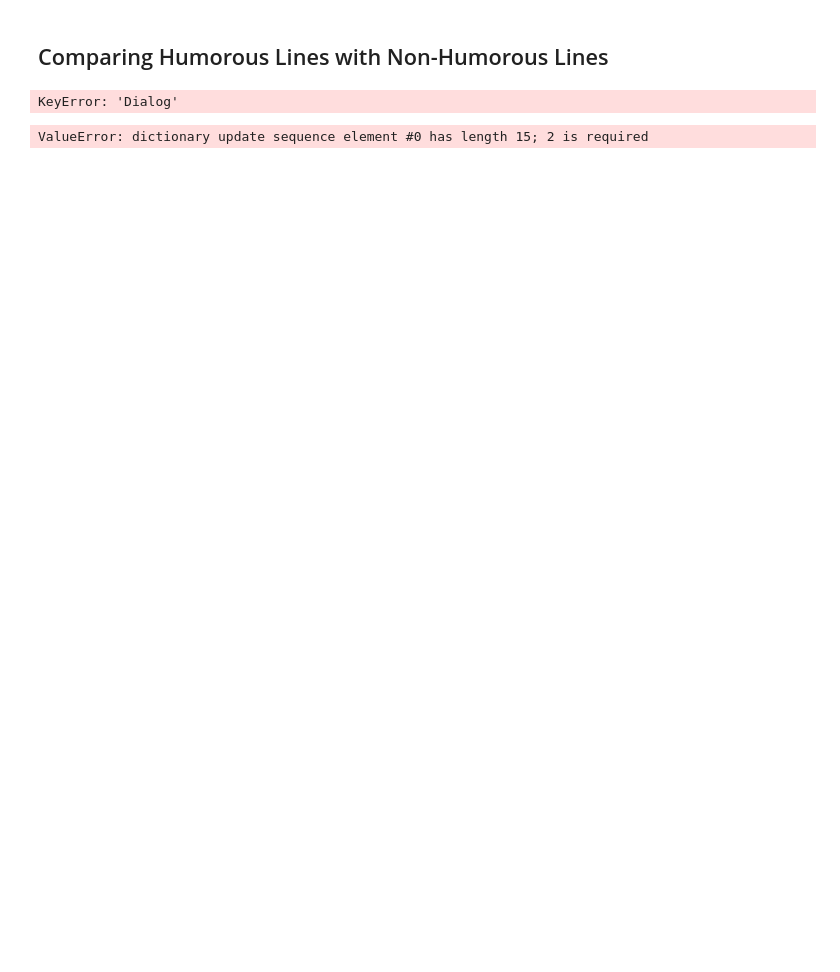
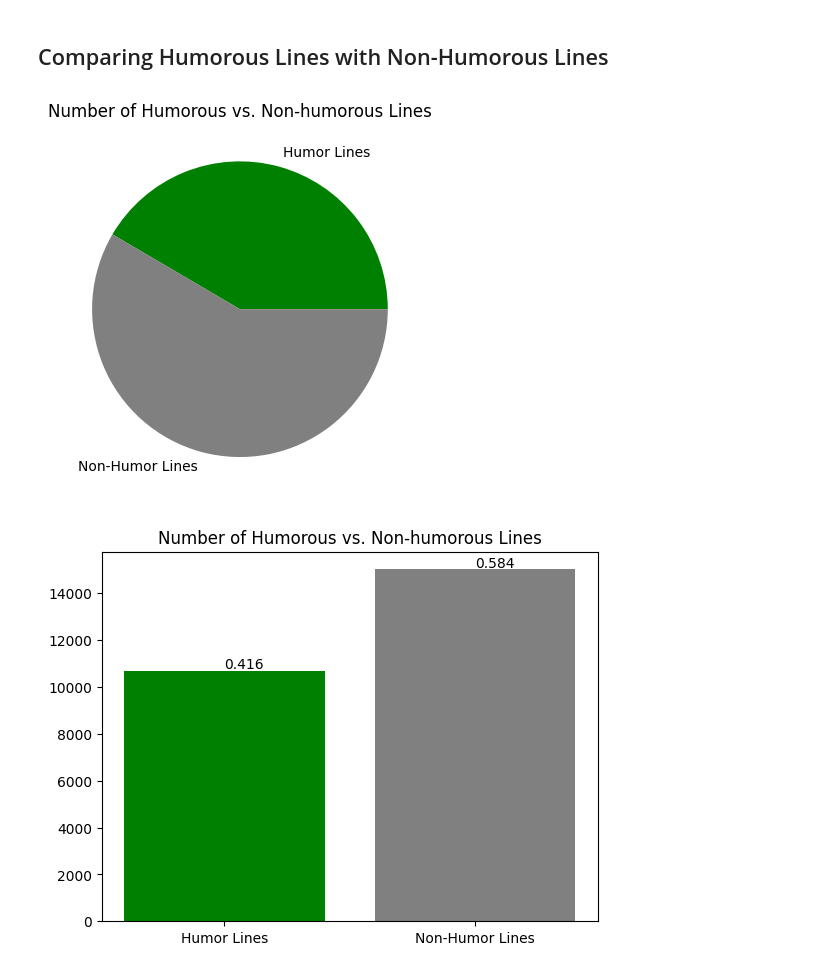
Before and after one commit to adc257/info4940-sitcom, a Jupyter notebook: JG-EDA.ipynb, the cells around one changed output. Saved outputs shown, nothing was run; the diff lists cells and outputs as text; code cells hidden in the pictures; blank space fills up the shorter version.

```diff
--- a/JG-EDA.ipynb
+++ b/JG-EDA.ipynb
@@ -7,10 +8,15 @@ from pathlib import Path
 # %% [markdown]
 ## Comparing Humorous Lines with Non-Humorous Lines
+# %%
+def words(txt):
+    txt = str(txt)
+    return re.findall(r"['\w]+", txt.lower())
 # %%
 numberOfWords = {
     "Humorous Lines": [],
     "Non-Humorous Lines": []
 }
+characters = {}
 
 directory = Path("cleaned-data")
 
@@ -19,11 +25,47 @@ for file_path in directory.rglob('*'):
         with open(file_path, 'r') as rFile:
             data = json.load(rFile)
             for start_time, info in data.items():
+                dialog = info["Dialogue"]
+                characterSpeaking = info["Speaker"]
+                if characterSpeaking not in characters:
+                    characters[characterSpeaking] = {
+                        "HumorLinesNWords": [],
+                        "NonHumorLinesNWords": [],
+                    }
+                wordsList = words(dialog)
+                # if info["EpisodeID"].startswith("The Big Bang_S0101"):
                 if "isHumor" in info.keys():
-                    print(info['Dialog'])
+                    numberOfWords["Humorous Lines"].append(len(wordsList))
+                    characters[characterSpeaking]["HumorLinesNWords"].append(len(wordsList))
+                else:
+                    numberOfWords["Non-Humorous Lines"].append(len(wordsList))
+                    characters[characterSpeaking]["NonHumorLinesNWords"].append(len(wordsList))
-# %% [output]
-KeyError: 'Dialog'
-# %%
-('00:00:03:030000', {'Scene': 'The apartment.', 'Recipients': ['Leonard', 'Sheldon'], 'Speaker': 'Penny', 'Dialogue': 'Hi. Did Sheldon change the Wi-Fi password again?', 'Dialogue Start Time': '00:00:03:030000', 'Dialogue End Time': '00:00:06:040000'})
-# %% [output]
-ValueError: dictionary update sequence element #0 has length 15; 2 is required
+# %%
+# Pie or bar chart of humorous to non-humorous lines
+pie_data = {
+    "Humor Lines": len(numberOfWords["Humorous Lines"]),
+    "Non-Humor Lines": len(numberOfWords["Non-Humorous Lines"])
+}
+
+plt.pie(
+    pie_data.values(),
+    labels=pie_data.keys(),
+    colors=["green", "grey"]
+)
+
+plt.title("Number of Humorous vs. Non-humorous Lines")
+
+plt.show()
+plt.bar(
+    pie_data.keys(),
+    pie_data.values(),
+    # np.array(list(pie_data.values())) / sum(list(pie_data.values())),
+    color=["green", "grey"]
+)
+for x, y in pie_data.items():
+    plt.text(x, y+100, round(y / sum(list(pie_data.values())), 3))
+plt.title("Number of Humorous vs. Non-humorous Lines")
+plt.show()
+# %% [output]
+[figure, added]
+[figure, added]
```
Also changed, not shown: parts of 4 cells of this notebook.
